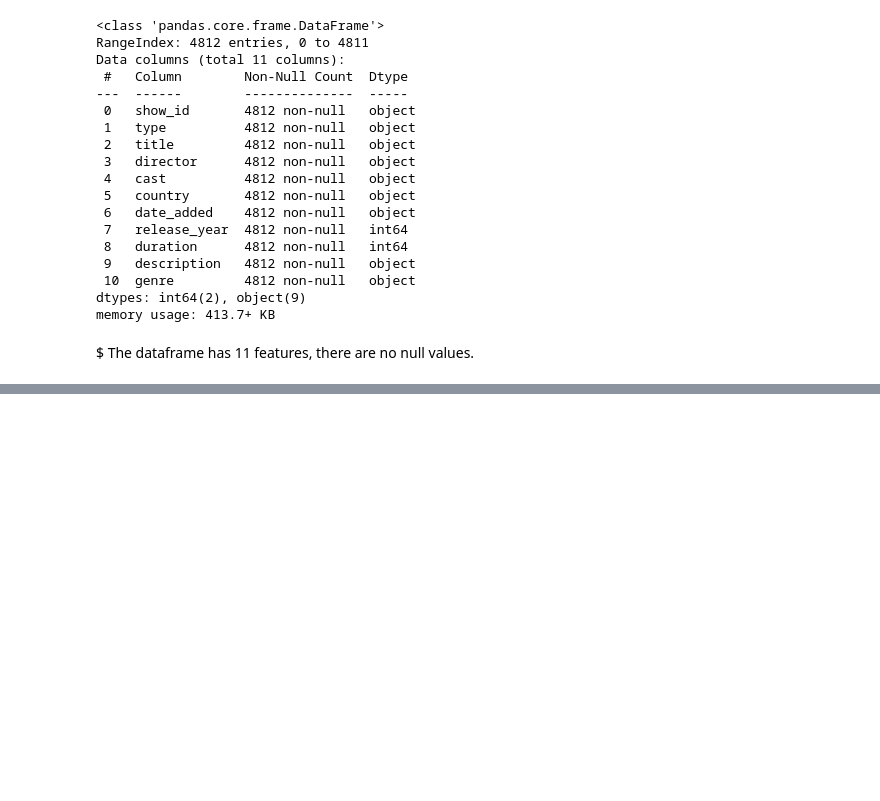
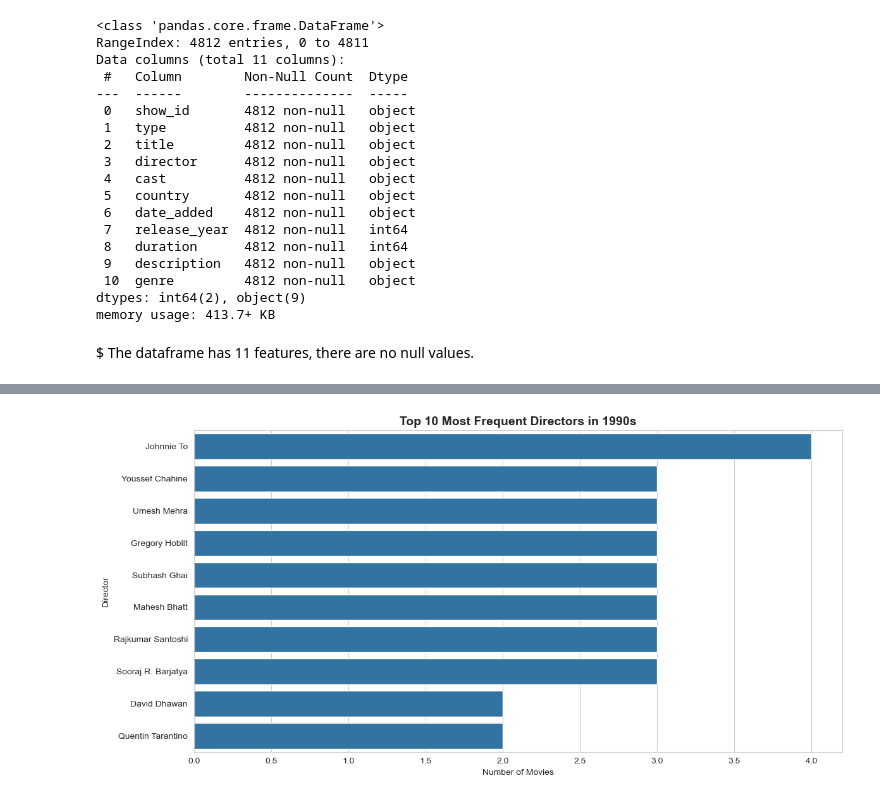
Before and after one commit to thasvithu/Data-Science-Projects-Portfolio, a Jupyter notebook: 01 Beginner/02 Investigating Netflix Movies/notebook.ipynb, the cells around one changed output, grey strips where cells are left out. Drawn from its saved outputs; the diff is of its cells as text; code cells hidden in the pictures; blank space fills up the shorter version.

```diff
--- a/01 Beginner/02 Investigating Netflix Movies/notebook.ipynb
+++ b/01 Beginner/02 Investigating Netflix Movies/notebook.ipynb
@@ -203,0 +186,12 @@ df.duplicated().sum()
+# %%
+# Top 10 Most Frequent Directors
+plt.figure(figsize=(12, 6))
+top_directors = df_90s['director'].value_counts().head(10)
+sns.barplot(x=top_directors.values, y=top_directors.index)
+plt.title('Top 10 Most Frequent Directors in 1990s', fontsize=14, fontweight='bold')
+plt.xlabel('Number of Movies')
+plt.ylabel('Director')
+plt.tight_layout()
+plt.show()
+# %% [output]
+[figure, added]
```
Also changed, not shown: parts of 32 cells of this notebook, 3 other files.
